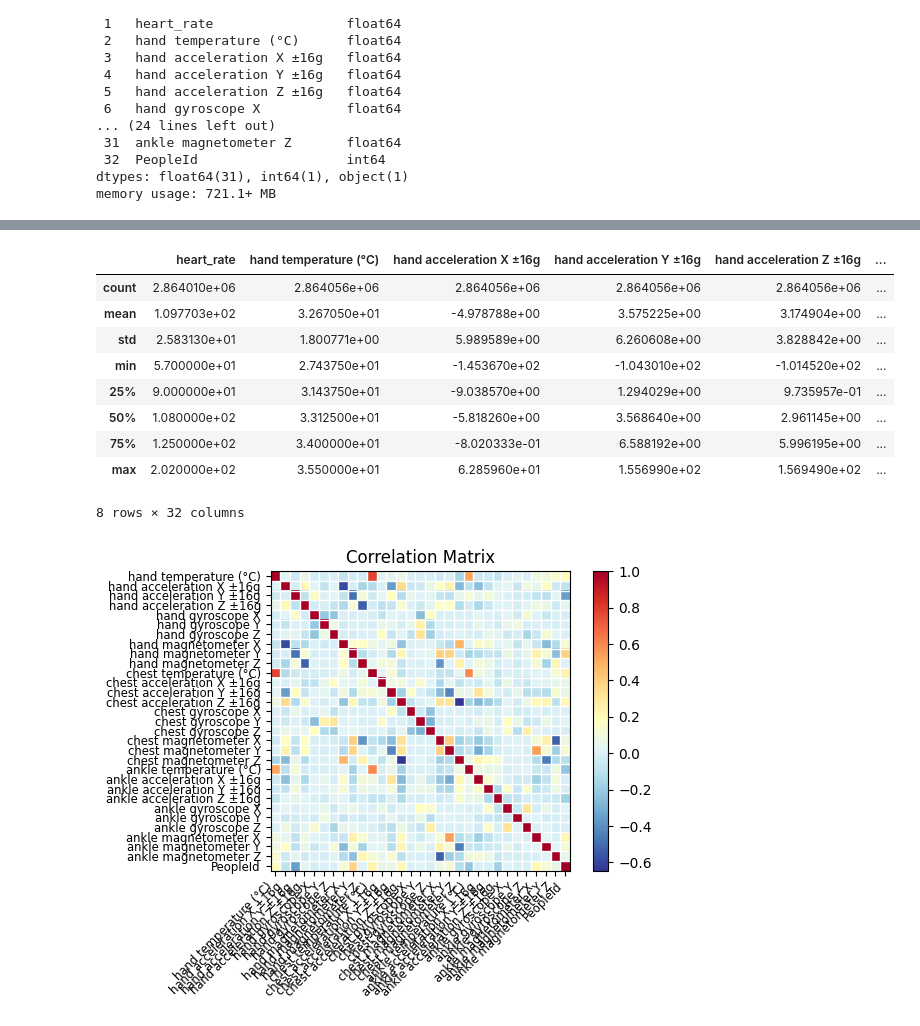
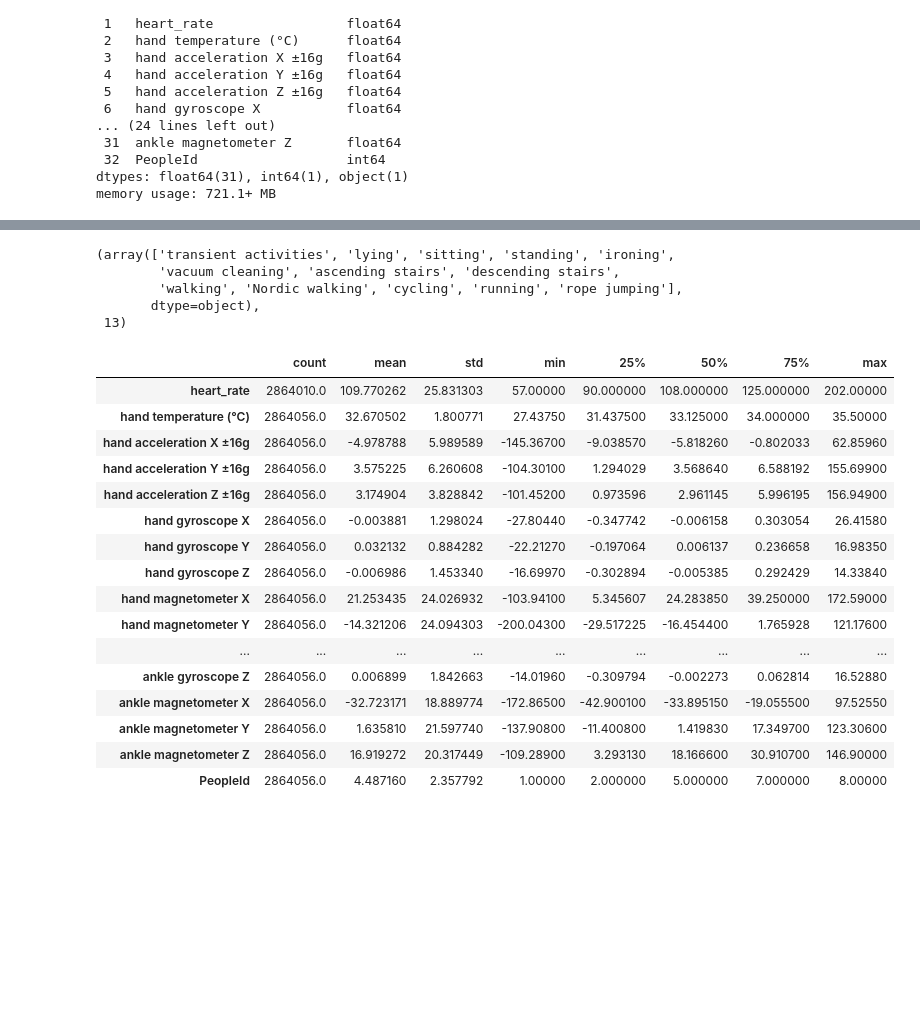
Before and after one commit to EdinsonSerrano1994/Pred_G13, a Jupyter notebook: Trabajo_Final.ipynb, the cells around one changed output, grey strips where cells are left out. Drawn from its saved outputs; the diff is of its cells as text; code cells hidden in the pictures; blank space fills up the shorter version.

```diff
--- a/Trabajo_Final.ipynb
+++ b/Trabajo_Final.ipynb
@@ -64,22 +91,30 @@ memory usage: 721.1+ MB
+# %%
+## Valores unicos de la etiqueta activityID
+df['activityID'].unique(), df['activityID'].nunique()
+# %% [output]
+(array(['transient activities', 'lying', 'sitting', 'standing', 'ironing',
+        'vacuum cleaning', 'ascending stairs', 'descending stairs',
+        'walking', 'Nordic walking', 'cycling', 'running', 'rope jumping'],
+       dtype=object),
+ 13)
 # %%
 ## descripción estadística de los datos numéricos
-df.describe()
+df.describe().T
 # %% [output]
-|  | heart_rate | hand temperature (°C) | hand acceleration X ±16g | hand acceleration Y ±16g | hand acceleration Z ±16g | ... |
-| count | 2.864010e+06 | 2.864056e+06 | 2.864056e+06 | 2.864056e+06 | 2.864056e+06 | ... |
-| mean | 1.097703e+02 | 3.267050e+01 | -4.978788e+00 | 3.575225e+00 | 3.174904e+00 | ... |
-| std | 2.583130e+01 | 1.800771e+00 | 5.989589e+00 | 6.260608e+00 | 3.828842e+00 | ... |
-| min | 5.700000e+01 | 2.743750e+01 | -1.453670e+02 | -1.043010e+02 | -1.014520e+02 | ... |
-| 25% | 9.000000e+01 | 3.143750e+01 | -9.038570e+00 | 1.294029e+00 | 9.735957e-01 | ... |
-| 50% | 1.080000e+02 | 3.312500e+01 | -5.818260e+00 | 3.568640e+00 | 2.961145e+00 | ... |
-| 75% | 1.250000e+02 | 3.400000e+01 | -8.020333e-01 | 6.588192e+00 | 5.996195e+00 | ... |
-| max | 2.020000e+02 | 3.550000e+01 | 6.285960e+01 | 1.556990e+02 | 1.569490e+02 | ... |
+|  | count | mean | std | min | 25% | 50% | 75% | max |
+| heart_rate | 2864010.0 | 109.770262 | 25.831303 | 57.00000 | 90.000000 | 108.000000 | 125.000000 | 202.00000 |
+| hand temperature (°C) | 2864056.0 | 32.670502 | 1.800771 | 27.43750 | 31.437500 | 33.125000 | 34.000000 | 35.50000 |
+| hand acceleration X ±16g | 2864056.0 | -4.978788 | 5.989589 | -145.36700 | -9.038570 | -5.818260 | -0.802033 | 62.85960 |
+| hand acceleration Y ±16g | 2864056.0 | 3.575225 | 6.260608 | -104.30100 | 1.294029 | 3.568640 | 6.588192 | 155.69900 |
+| hand acceleration Z ±16g | 2864056.0 | 3.174904 | 3.828842 | -101.45200 | 0.973596 | 2.961145 | 5.996195 | 156.94900 |
+| hand gyroscope X | 2864056.0 | -0.003881 | 1.298024 | -27.80440 | -0.347742 | -0.006158 | 0.303054 | 26.41580 |
+| hand gyroscope Y | 2864056.0 | 0.032132 | 0.884282 | -22.21270 | -0.197064 | 0.006137 | 0.236658 | 16.98350 |
+| hand gyroscope Z | 2864056.0 | -0.006986 | 1.453340 | -16.69970 | -0.302894 | -0.005385 | 0.292429 | 14.33840 |
+| hand magnetometer X | 2864056.0 | 21.253435 | 24.026932 | -103.94100 | 5.345607 | 24.283850 | 39.250000 | 172.59000 |
+| hand magnetometer Y | 2864056.0 | -14.321206 | 24.094303 | -200.04300 | -29.517225 | -16.454400 | 1.765928 | 121.17600 |
+| ... | ... | ... | ... | ... | ... | ... | ... | ... |
+| ankle gyroscope Z | 2864056.0 | 0.006899 | 1.842663 | -14.01960 | -0.309794 | -0.002273 | 0.062814 | 16.52880 |
+| ankle magnetometer X | 2864056.0 | -32.723171 | 18.889774 | -172.86500 | -42.900100 | -33.895150 | -19.055500 | 97.52550 |
+| ankle magnetometer Y | 2864056.0 | 1.635810 | 21.597740 | -137.90800 | -11.400800 | 1.419830 | 17.349700 | 123.30600 |
+| ankle magnetometer Z | 2864056.0 | 16.919272 | 20.317449 | -109.28900 | 3.293130 | 18.166600 | 30.910700 | 146.90000 |
+| PeopleId | 2864056.0 | 4.487160 | 2.357792 | 1.00000 | 2.000000 | 5.000000 | 7.000000 | 8.00000 |
-8 rows × 32 columns
-# %%
-## Matriz de Correlación
-
-corr = df.set_index('heart_rate').corr()
-sm.graphics.plot_corr(corr, xnames=list(corr.columns))
-plt.show()
-# %% [output]
-[figure, removed]
```
Also changed, not shown: parts of 5 cells of this notebook.
